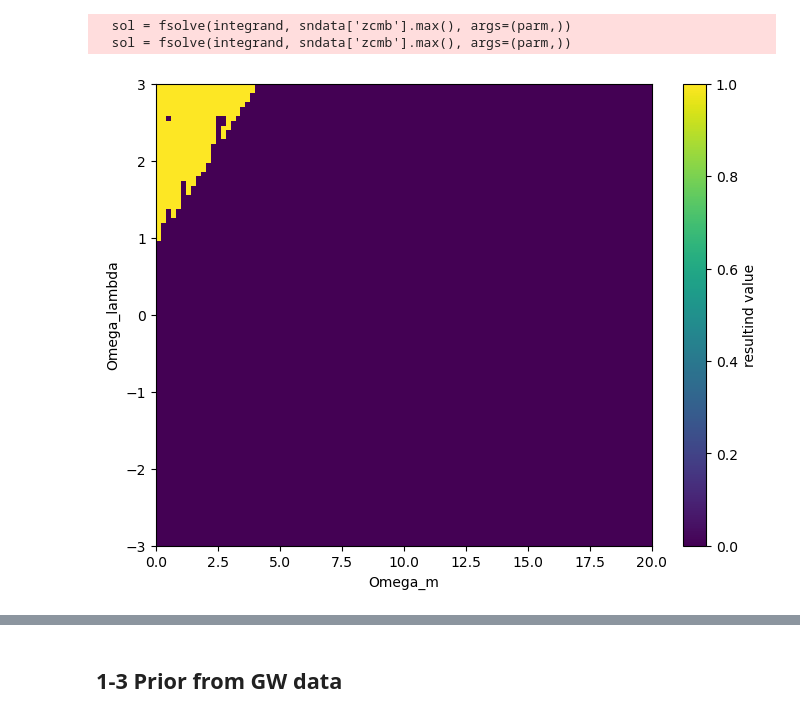
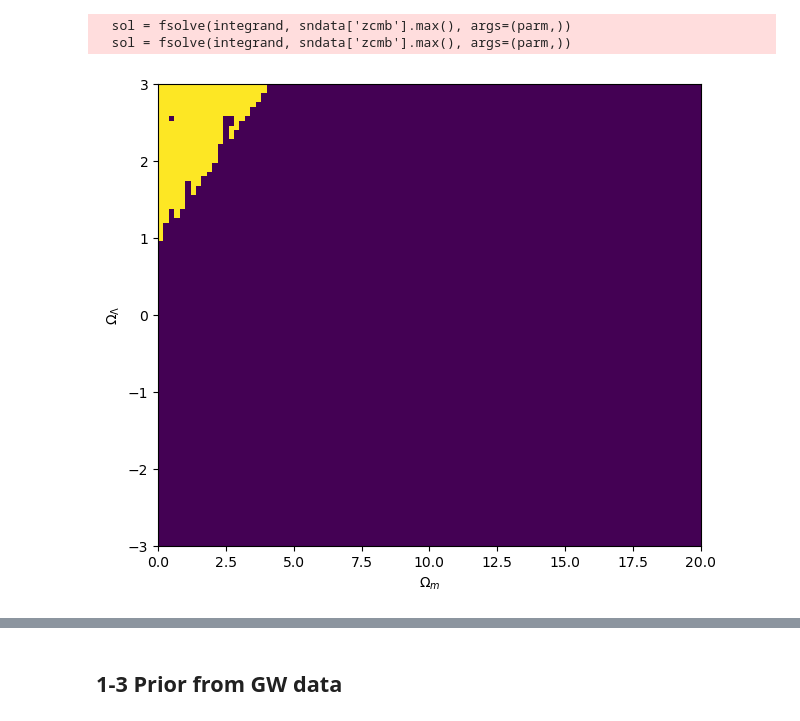
Before and after one commit to john1256/KASI_Ms, a Jupyter notebook: 2025/Field_research/Midterm_proj_prior.ipynb, the cells around one changed output, grey strips where cells are left out. Drawn from its saved outputs; the diff is of its cells as text; code cells hidden in the pictures.

```diff
--- a/2025/Field_research/Midterm_proj_prior.ipynb
+++ b/2025/Field_research/Midterm_proj_prior.ipynb
@@ -58,13 +58,13 @@ Omega_rad = 1.4808941648621407e-06
 
 # Convert 1/H0 to gigayears
 
-def integrand(z, omegam, omegalamb):
+def integrand(a, omegam, omegalamb):
     omega0 = omegam + omegalamb
-    y2 = (omegam*(1+z)**3+omegalamb+(1-omega0)*(1+z)**2)
+    y2 = omegam/a + omegalamb*a**2 + (1-omega0)
     y = np.sqrt(y2)
     return 1/y
 def AgeofUniverse(H0,omegam, omegalamb):
-    I = quad_vec(integrand,0,np.inf, args=(omegam, omegalamb))
+    I = quad_vec(integrand,0,1, args=(omegam, omegalamb))
     H0_Gyr = H0 * 0.0010227121650456948 # Hubble constant in Gyr^-1
     H0_inverse = 1/H0_Gyr # Hubble constant in Gyr^-1
     T = I[0]*H0_inverse # age is in Gyr, 1/H_0 ~ 14.452 Gyr
@@ -157,18 +157,17 @@ results = solve_vectorized(M,L)
 resultind = np.zeros_like(results)
 resultind[np.isnan(results) | (results >0)] = 1
 # %%
-plt.figure(figsize=(8, 6))
+plt.figure(figsize=(7, 6))
 plt.imshow(resultind, cmap='viridis', aspect='auto', origin='lower',
            extent=[omegam[0], omegam[-1], omegalamb[0], omegalamb[-1]])
-plt.colorbar(label='resultind value')
-plt.xlabel('Omega_m')
-plt.ylabel('Omega_lambda')
+plt.xlabel(r'$\Omega_m$')
+plt.ylabel(r'$\Omega_\Lambda$')
 plt.xlim(0, 20)
-plt.ylim(-3, 3)
+#plt.ylim(-10, 10)
 plt.savefig('./Figs/2D_prior.png', dpi=300)
 plt.show()
 # Omegam = [0,20], Omegalam = [-3,1]까지가 첫번째 prior!
 # %% [output]
-[figure, old version]
+[figure, new version]
 # %%
 # Calculate the prior for Curved LCDM
```
Also changed, not shown: parts of 13 cells of this notebook, 50 other files.
